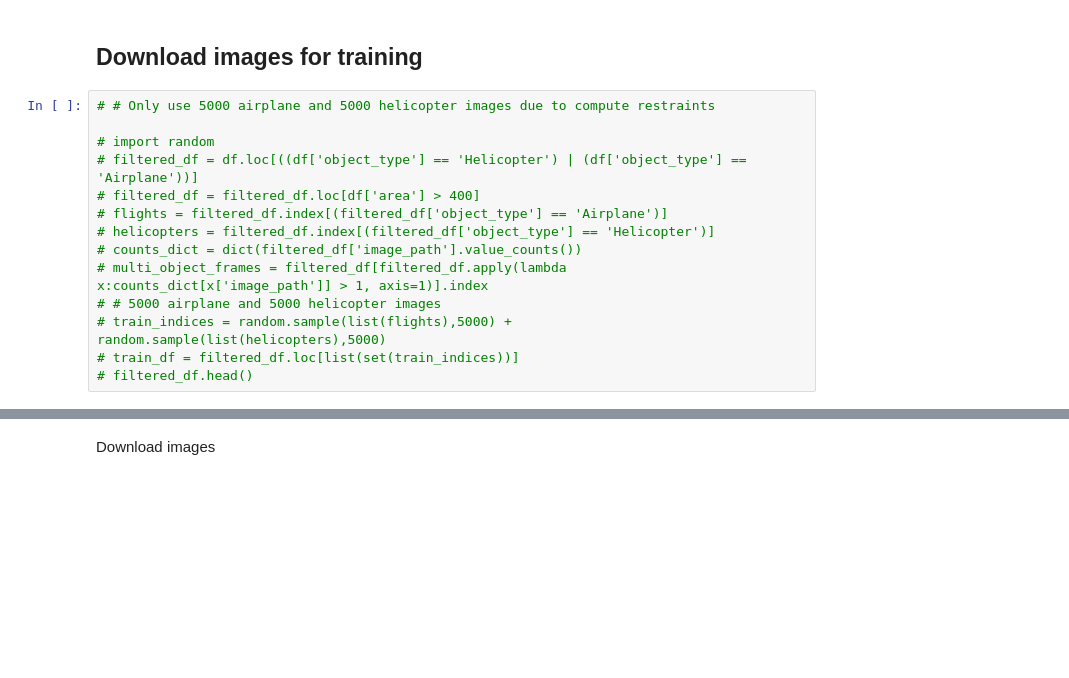
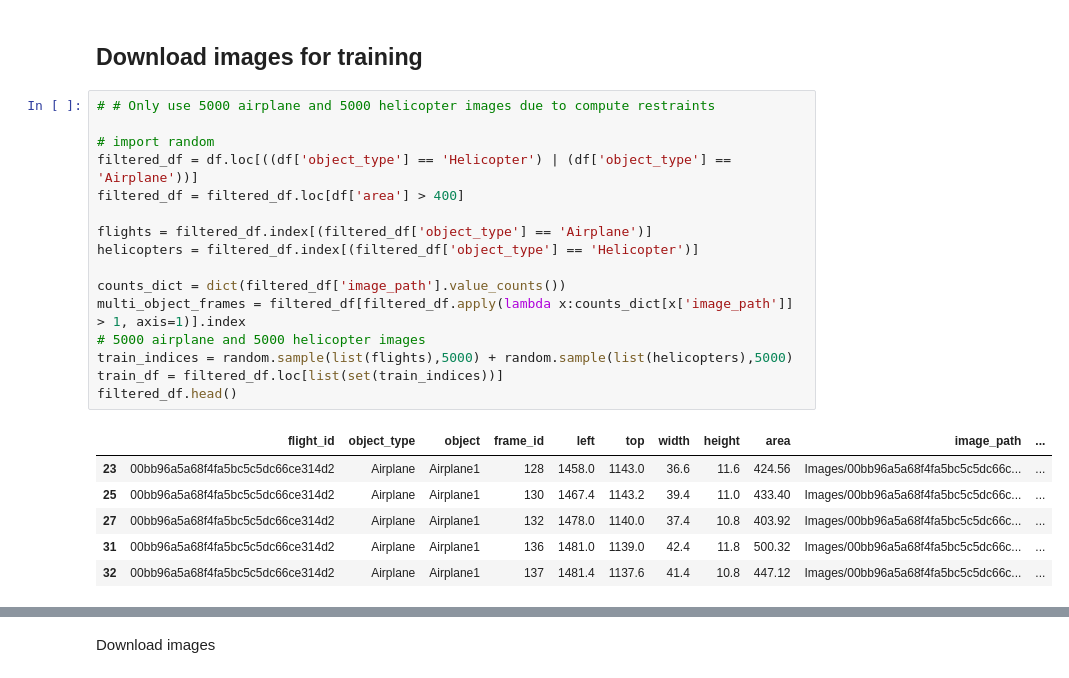
Before and after one commit to carson-edmonds/AAI-590_Group-3_Capstone, a Jupyter notebook: ViT_model.ipynb, the cells around one changed output, grey strips where cells are left out. Saved outputs shown, nothing was run; the diff lists cells and outputs as text; blank space fills up the shorter version.

```diff
--- a/ViT_model.ipynb
+++ b/ViT_model.ipynb
@@ -166,17 +166,26 @@ dtype: int64
 # %%
 # # Only use 5000 airplane and 5000 helicopter images due to compute restraints
 
 # import random
-# filtered_df = df.loc[((df['object_type'] == 'Helicopter') | (df['object_type'] == 'Airplane'))]
-# filtered_df = filtered_df.loc[df['area'] > 400]
-# flights = filtered_df.index[(filtered_df['object_type'] == 'Airplane')]
-# helicopters = filtered_df.index[(filtered_df['object_type'] == 'Helicopter')]
-# counts_dict = dict(filtered_df['image_path'].value_counts())
-# multi_object_frames = filtered_df[filtered_df.apply(lambda x:counts_dict[x['image_path']] > 1, axis=1)].index
-# # 5000 airplane and 5000 helicopter images
-# train_indices = random.sample(list(flights),5000) + random.sample(list(helicopters),5000)
-# train_df = filtered_df.loc[list(set(train_indices))]
-# filtered_df.head()
+filtered_df = df.loc[((df['object_type'] == 'Helicopter') | (df['object_type'] == 'Airplane'))]
+filtered_df = filtered_df.loc[df['area'] > 400]
+
+flights = filtered_df.index[(filtered_df['object_type'] == 'Airplane')]
+helicopters = filtered_df.index[(filtered_df['object_type'] == 'Helicopter')]
+
+counts_dict = dict(filtered_df['image_path'].value_counts())
+multi_object_frames = filtered_df[filtered_df.apply(lambda x:counts_dict[x['image_path']] > 1, axis=1)].index
+# 5000 airplane and 5000 helicopter images
+train_indices = random.sample(list(flights),5000) + random.sample(list(helicopters),5000)
+train_df = filtered_df.loc[list(set(train_indices))]
+filtered_df.head()
+# %% [output]
+|  | flight_id | object_type | object | frame_id | left | top | width | height | area | image_path | ... |
+| 23 | 00bb96a5a68f4fa5bc5c5dc66ce314d2 | Airplane | Airplane1 | 128 | 1458.0 | 1143.0 | 36.6 | 11.6 | 424.56 | Images/00bb96a5a68f4fa5bc5c5dc66c... | ... |
+| 25 | 00bb96a5a68f4fa5bc5c5dc66ce314d2 | Airplane | Airplane1 | 130 | 1467.4 | 1143.2 | 39.4 | 11.0 | 433.40 | Images/00bb96a5a68f4fa5bc5c5dc66c... | ... |
+| 27 | 00bb96a5a68f4fa5bc5c5dc66ce314d2 | Airplane | Airplane1 | 132 | 1478.0 | 1140.0 | 37.4 | 10.8 | 403.92 | Images/00bb96a5a68f4fa5bc5c5dc66c... | ... |
+| 31 | 00bb96a5a68f4fa5bc5c5dc66ce314d2 | Airplane | Airplane1 | 136 | 1481.0 | 1139.0 | 42.4 | 11.8 | 500.32 | Images/00bb96a5a68f4fa5bc5c5dc66c... | ... |
+| 32 | 00bb96a5a68f4fa5bc5c5dc66ce314d2 | Airplane | Airplane1 | 137 | 1481.4 | 1137.6 | 41.4 | 10.8 | 447.12 | Images/00bb96a5a68f4fa5bc5c5dc66c... | ... |
 # %%
 #Filter data points by objects and pick objects larger than a certain value.
 
```
Also changed, not shown: parts of 18 cells of this notebook.
